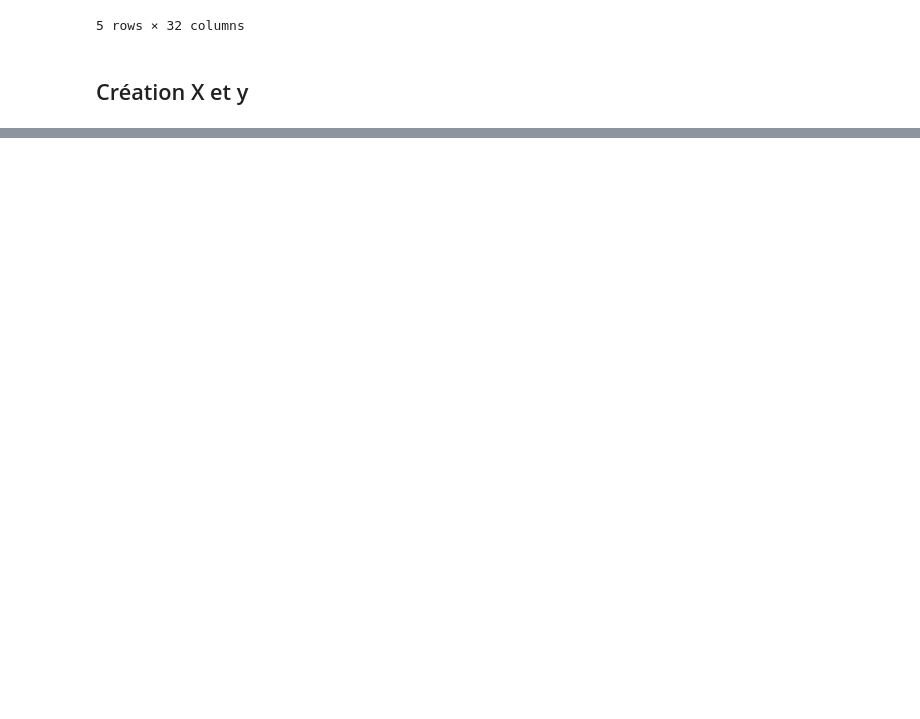
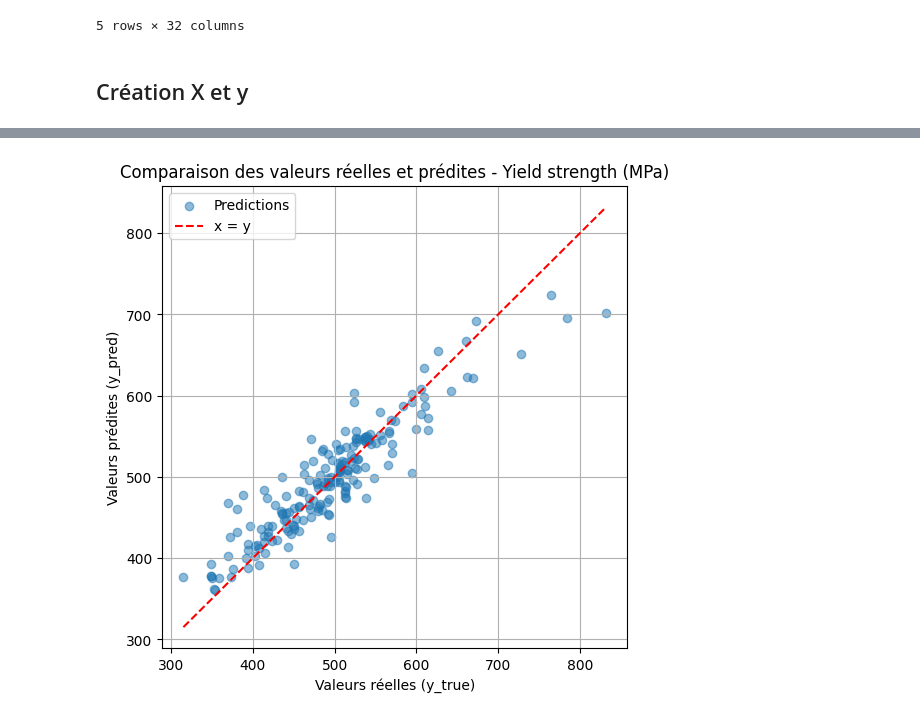
Before and after one commit to irenedagherr/ApprentissageAutomatiqueProjet, a Jupyter notebook: 5 - Implementation ML/MLsupervised.ipynb, the cells around one changed output, grey strips where cells are left out. Cells and saved outputs as stored; diff of their text form; code cells hidden in the pictures; blank space fills up the shorter version.

```diff
--- a/5 - Implementation ML/MLsupervised.ipynb
+++ b/5 - Implementation ML/MLsupervised.ipynb
@@ -537,0 +504,40 @@ results_dict['Charpy impact toughness (J)'].sort_values(by='R2_Test', ascending=
+# %%
+def plot_predictions(dataframe,target_key, col_name_true, col_name_pred):
+    """
+    Prend un DataFrame, où DataFrame contient deux colonnes :
+    'y_true_test' et 'y_pred_test'. Pour DataFrame, un scatter plot est créé pour
+    comparer les valeurs prédites aux valeurs réelles, et une ligne x=y est tracée.
+
+    Parameters:
+    dataframe : pd.DataFrame : DataFrame contenant les valeurs réelles et prédites.
+    target_key : str : Clé de la cible.
+    col_name_true : str : Nom de la colonne contenant les valeurs réelles.
+    col_name_pred : str : Nom de la colonne contenant les valeurs prédites.
+
+    Returns:
+    None : Affiche le graphiques du DataFrame.
+    """
+    df = dataframe[target_key]
+    y_true = df[col_name_true]
+    y_pred = df[col_name_pred]
+
+    plt.figure(figsize=(6, 6))
+    plt.scatter(y_true, y_pred, alpha=0.5, label='Predictions')
+
+    # Tracer la ligne x=y
+    max_val = max(np.max(y_true), np.max(y_pred))
+    min_val = min(np.min(y_true), np.min(y_pred))
+    plt.plot([min_val, max_val], [min_val, max_val], color='red', linestyle='--', label='x = y')
+
+    plt.title(f'Comparaison des valeurs réelles et prédites - {target_key}')
+    plt.xlabel('Valeurs réelles (y_true)')
+    plt.ylabel('Valeurs prédites (y_pred)')
+    plt.legend()
+    plt.grid(True)
+    plt.show()
+
+
+
+plot_predictions(y_preds_dict, 'Yield strength (MPa)', 'y_true_test_Gradient Boosting', 'y_pred_test_Gradient Boosting')
+# %% [output]
+[figure, added]
```
Also changed, not shown: parts of 19 cells of this notebook, 6 other files.
